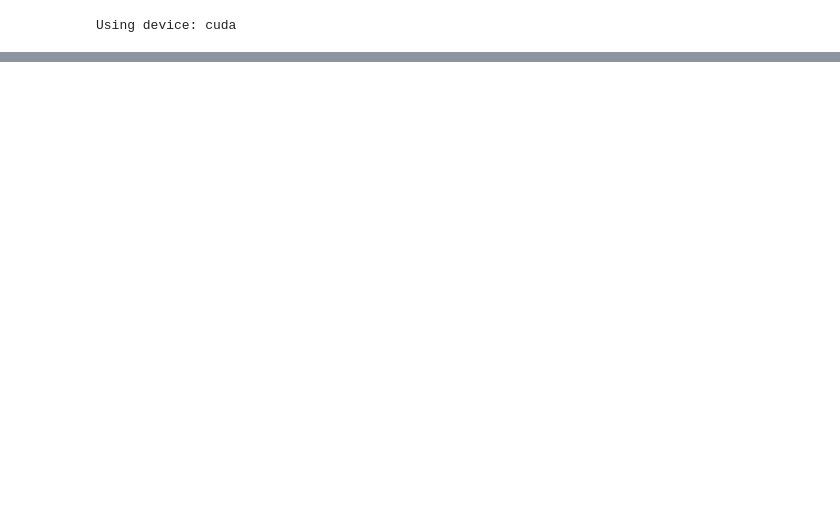
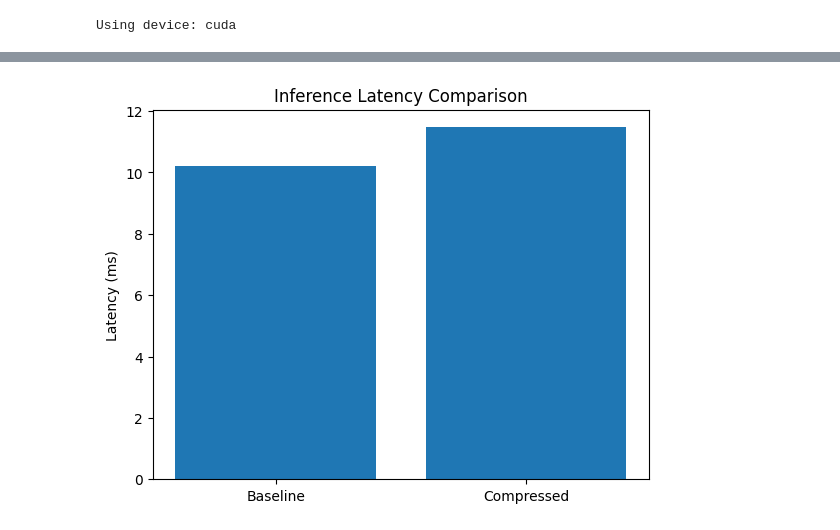
Before and after one commit to Mahakisore7/D11-MFC4-LLM-Compression-using-Krony-PT, a Jupyter notebook: Jupyter/Comparisons.ipynb, the cells around one changed output, grey strips where cells are left out. Drawn from its saved outputs; the diff is of its cells as text; code cells hidden in the pictures; blank space fills up the shorter version.

```diff
--- a/Jupyter/Comparisons.ipynb
+++ b/Jupyter/Comparisons.ipynb
@@ -37,0 +232,10 @@ NameError: name 'rank2_model' is not defined
+# %%
+plt.figure()
+plt.bar(["Baseline", "Compressed"],
+        [baseline_latency, compressed_latency])
+
+plt.ylabel("Latency (ms)")
+plt.title("Inference Latency Comparison")
+plt.show()
+# %% [output]
+[figure, added]
```
Also changed, not shown: parts of 22 cells of this notebook, 1 other file.
